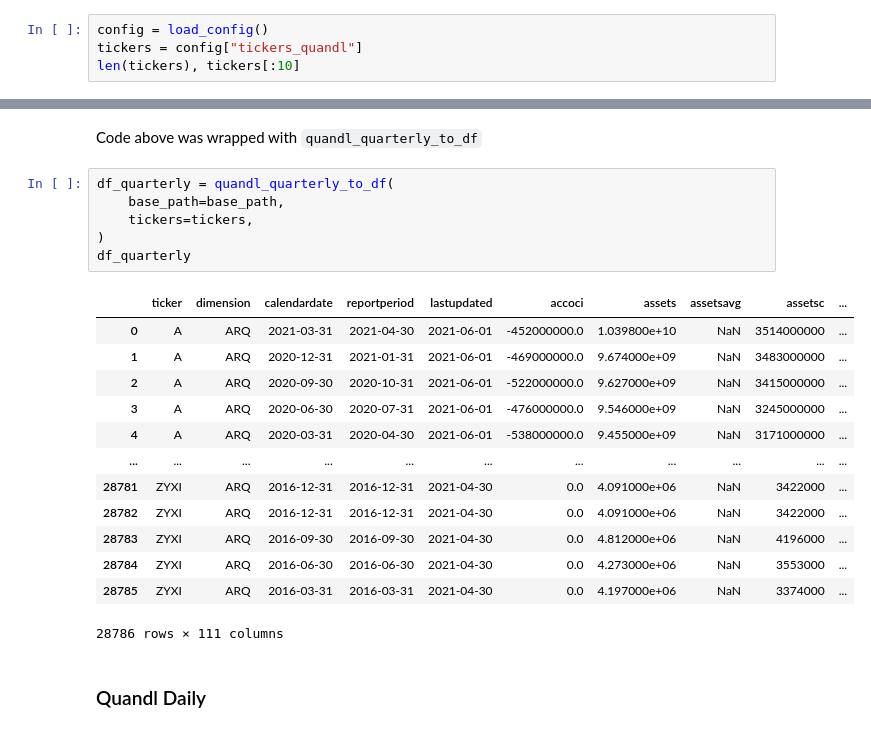
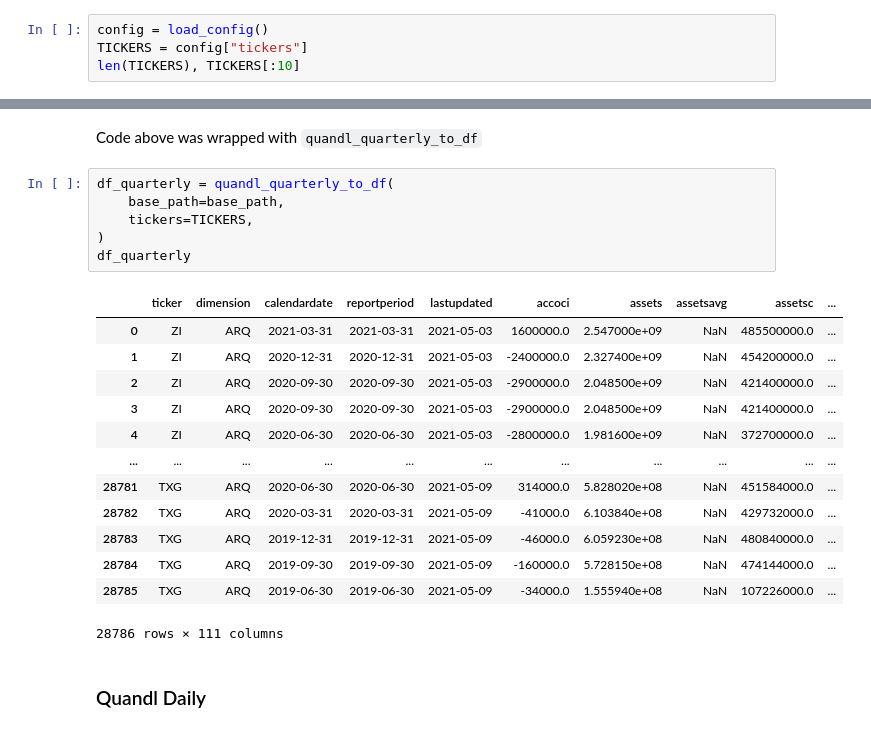
Before and after one commit to gugaevkirill/ML-shares-trader, a Jupyter notebook: notebooks/2. Load Quandl to df.ipynb, the cells around one changed output, grey strips where cells are left out. Saved outputs shown, nothing was run; the diff lists cells and outputs as text.

```diff
--- a/notebooks/2. Load Quandl to df.ipynb
+++ b/notebooks/2. Load Quandl to df.ipynb
@@ -14,6 +14,6 @@ from ml_trader.data_loaders.quandl import (quandl_base_to_df,
                                            quandl_commodity_to_df)
 # %%
 config = load_config()
-tickers = config["tickers_quandl"]
-len(tickers), tickers[:10]
+TICKERS = config["tickers"]
+len(TICKERS), TICKERS[:10]
 # %% [output]
@@ -115,22 +116,22 @@ Code above was wrapped with `quandl_quarterly_to_df`
 # %%
 df_quarterly = quandl_quarterly_to_df(
     base_path=base_path,
-    tickers=tickers,
+    tickers=TICKERS,
 )
 df_quarterly
 # %% [output]
 |  | ticker | dimension | calendardate | reportperiod | lastupdated | accoci | assets | assetsavg | assetsc | ... |
-| 0 | A | ARQ | 2021-03-31 | 2021-04-30 | 2021-06-01 | -452000000.0 | 1.039800e+10 | NaN | 3514000000 | ... |
-| 1 | A | ARQ | 2020-12-31 | 2021-01-31 | 2021-06-01 | -469000000.0 | 9.674000e+09 | NaN | 3483000000 | ... |
-| 2 | A | ARQ | 2020-09-30 | 2020-10-31 | 2021-06-01 | -522000000.0 | 9.627000e+09 | NaN | 3415000000 | ... |
-| 3 | A | ARQ | 2020-06-30 | 2020-07-31 | 2021-06-01 | -476000000.0 | 9.546000e+09 | NaN | 3245000000 | ... |
-| 4 | A | ARQ | 2020-03-31 | 2020-04-30 | 2021-06-01 | -538000000.0 | 9.455000e+09 | NaN | 3171000000 | ... |
+| 0 | ZI | ARQ | 2021-03-31 | 2021-03-31 | 2021-05-03 | 1600000.0 | 2.547000e+09 | NaN | 485500000.0 | ... |
+| 1 | ZI | ARQ | 2020-12-31 | 2020-12-31 | 2021-05-03 | -2400000.0 | 2.327400e+09 | NaN | 454200000.0 | ... |
+| 2 | ZI | ARQ | 2020-09-30 | 2020-09-30 | 2021-05-03 | -2900000.0 | 2.048500e+09 | NaN | 421400000.0 | ... |
+| 3 | ZI | ARQ | 2020-09-30 | 2020-09-30 | 2021-05-03 | -2900000.0 | 2.048500e+09 | NaN | 421400000.0 | ... |
+| 4 | ZI | ARQ | 2020-06-30 | 2020-06-30 | 2021-05-03 | -2800000.0 | 1.981600e+09 | NaN | 372700000.0 | ... |
 | ... | ... | ... | ... | ... | ... | ... | ... | ... | ... | ... |
-| 28781 | ZYXI | ARQ | 2016-12-31 | 2016-12-31 | 2021-04-30 | 0.0 | 4.091000e+06 | NaN | 3422000 | ... |
-| 28782 | ZYXI | ARQ | 2016-12-31 | 2016-12-31 | 2021-04-30 | 0.0 | 4.091000e+06 | NaN | 3422000 | ... |
-| 28783 | ZYXI | ARQ | 2016-09-30 | 2016-09-30 | 2021-04-30 | 0.0 | 4.812000e+06 | NaN | 4196000 | ... |
-| 28784 | ZYXI | ARQ | 2016-06-30 | 2016-06-30 | 2021-04-30 | 0.0 | 4.273000e+06 | NaN | 3553000 | ... |
-| 28785 | ZYXI | ARQ | 2016-03-31 | 2016-03-31 | 2021-04-30 | 0.0 | 4.197000e+06 | NaN | 3374000 | ... |
+| 28781 | TXG | ARQ | 2020-06-30 | 2020-06-30 | 2021-05-09 | 314000.0 | 5.828020e+08 | NaN | 451584000.0 | ... |
+| 28782 | TXG | ARQ | 2020-03-31 | 2020-03-31 | 2021-05-09 | -41000.0 | 6.103840e+08 | NaN | 429732000.0 | ... |
+| 28783 | TXG | ARQ | 2019-12-31 | 2019-12-31 | 2021-05-09 | -46000.0 | 6.059230e+08 | NaN | 480840000.0 | ... |
+| 28784 | TXG | ARQ | 2019-09-30 | 2019-09-30 | 2021-05-09 | -160000.0 | 5.728150e+08 | NaN | 474144000.0 | ... |
+| 28785 | TXG | ARQ | 2019-06-30 | 2019-06-30 | 2021-05-09 | -34000.0 | 1.555940e+08 | NaN | 107226000.0 | ... |
 28786 rows × 111 columns
 # %% [markdown]
 ### Quandl Daily
```
Also changed, not shown: parts of 5 cells of this notebook, 5 other files.
